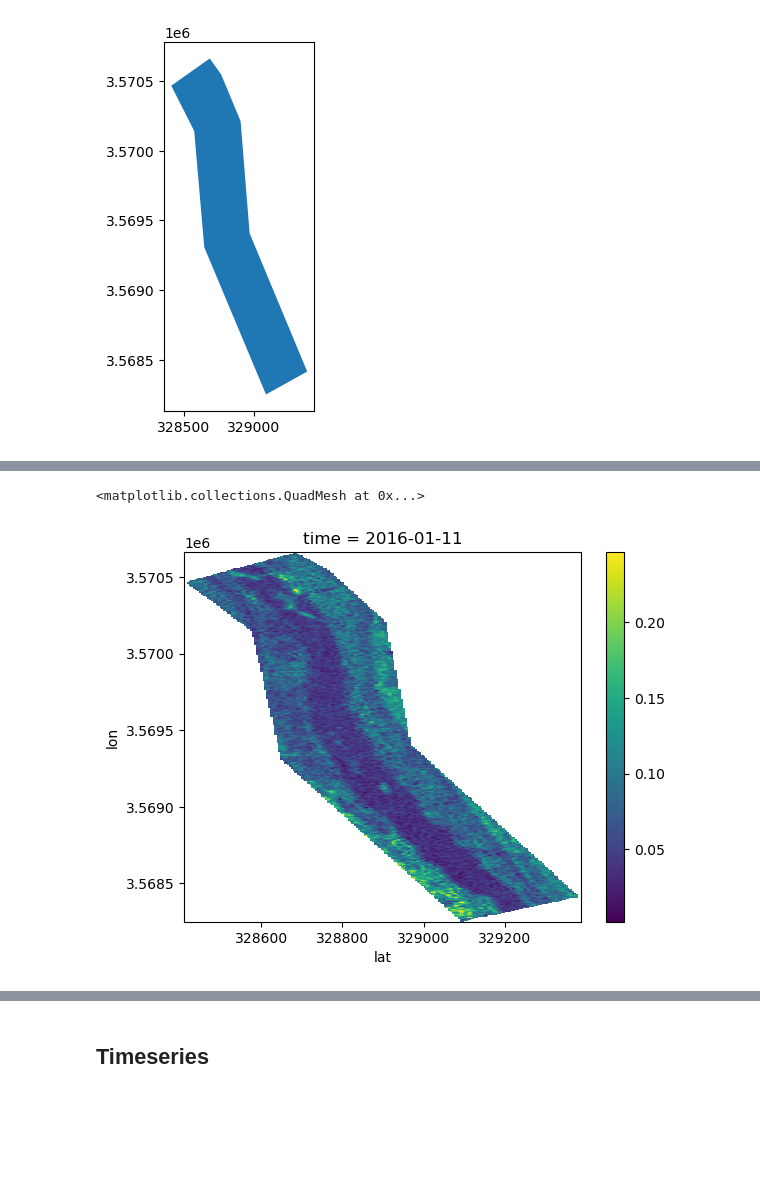
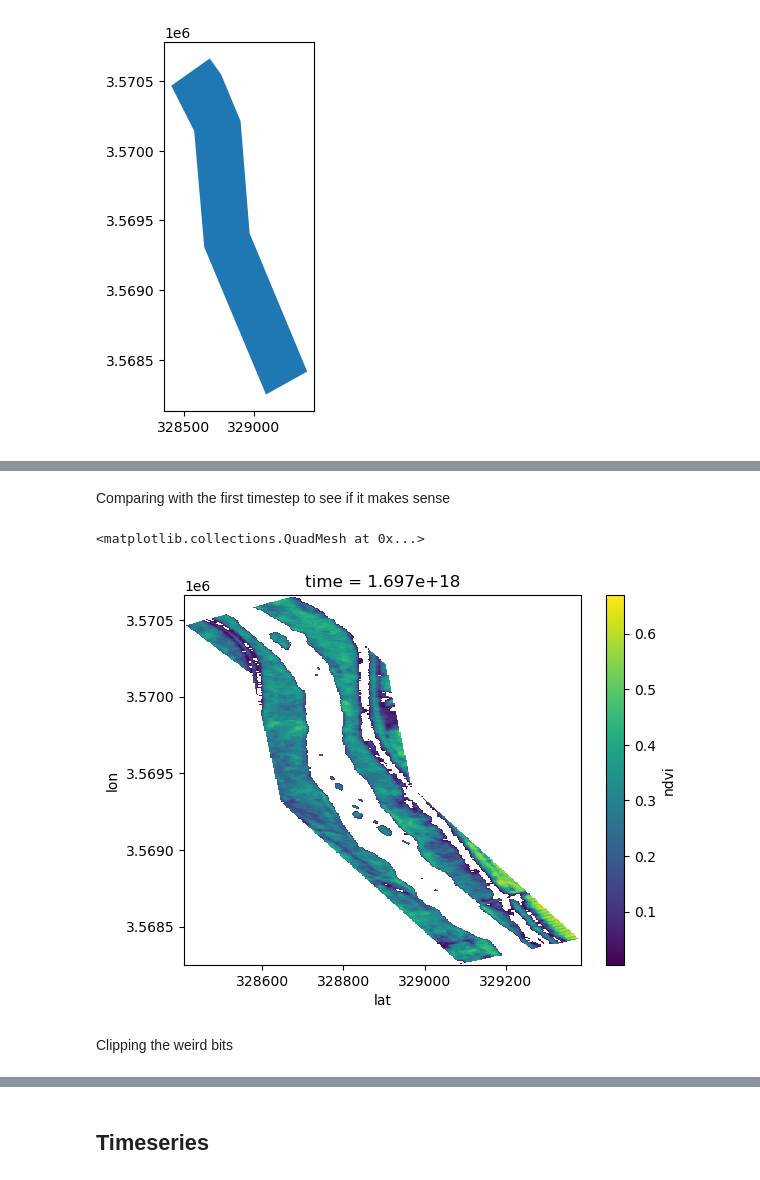
Before and after one commit to dtadych/Tadych_PlanetData_Challenge, a Jupyter notebook: RioGrandeAnalysis_Expanded_JustAnalysis.ipynb, the cells around one changed output, grey strips where cells are left out. Drawn from its saved outputs; the diff is of its cells as text; code cells hidden in the pictures; blank space fills up the shorter version.

```diff
--- a/RioGrandeAnalysis_Expanded_JustAnalysis.ipynb
+++ b/RioGrandeAnalysis_Expanded_JustAnalysis.ipynb
@@ -438,3 +443,9 @@ study_areas.plot()
 # %% [output]
 <Axes: >
 [figure]
+# %%
+# Open in xarray
+
+ndvi_tifs = glob.glob('outputfiles/MES_48R/ndvi/*ndvi.tif')
+ndvi_tifs.sort()
+ndvi_tifs
@@ -489,6 +517,0 @@ array(['2016-01-11T00:00:00.000000', '2016-01-24T00:00:00.000000',
-# %%
-# Open in xarray
-
-ndvi_tifs = glob.glob('outputfiles/MES_48R/ndvi/Small_Mosaic/*ndvi.tif')
-ndvi_tifs.sort()
-ndvi_tifs
@@ -516,0 +524,3 @@ len(ndvi_tifs)
+# %%
+for i in ndvi_tifs:
+    ndvi_file_3 = xr.open_dataset(ndvi_tifs[i])
@@ -663,2 +618,0 @@ len(ndvi_tifs)
-# %%
-for i in ndvi_tifs
@@ -815,5 +877,9 @@ data_xr2.rio.to_raster(r"MES48R_NDVI_time.nc")
+# %% [markdown]
+Comparing with the first timestep to see if it makes sense
 # %%
-data_xr2[0,:,:].plot()
+data_xr2[992,:,:].plot()
 # %% [output]
 <matplotlib.collections.QuadMesh at 0x...>
-[figure, old version]
+[figure, new version]
+# %% [markdown]
+Clipping the weird bits
```
Also changed, not shown: parts of 80 cells of this notebook, 2 other files.
